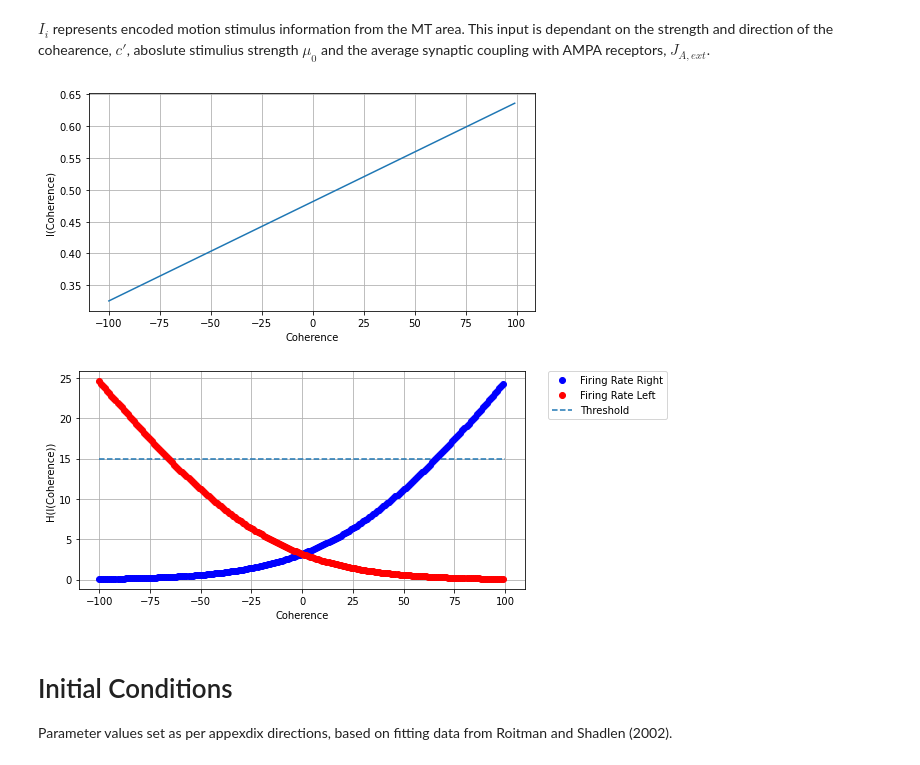
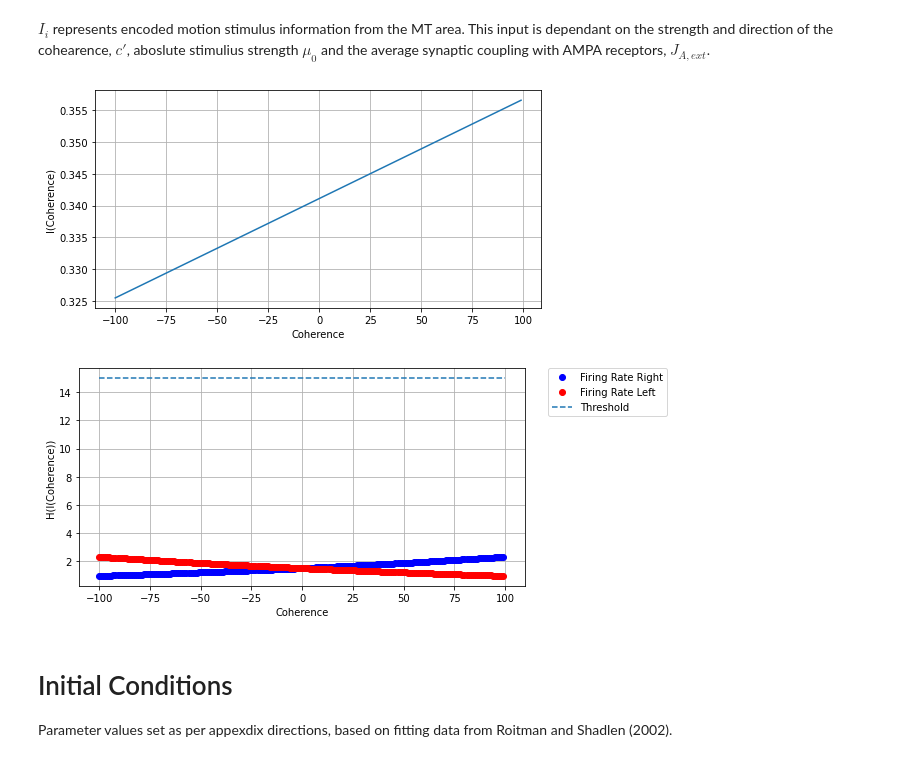
Before and after one commit to john-s-butler-dit/Decision-Making-Models, a Jupyter notebook: 2.1WongWang2006 Reduced Two Variable Model without AMPA - A Network Mechanism.ipynb, the cells around one changed output. Cells and saved outputs as stored; diff of their text form; code cells hidden in the pictures.

```diff
--- a/2.1WongWang2006 Reduced Two Variable Model without AMPA - A Network Mechanism.ipynb
+++ b/2.1WongWang2006 Reduced Two Variable Model without AMPA - A Network Mechanism.ipynb
@@ -47,7 +47,7 @@ $$ a=207 (VnC)^{-1}; \:\:  b=108Hz; \:\:d=0.154s$$
 In Wang (2006), $r_i$, the firing rate, is a self-consisting nonlinear function. Rather than approximating the values itterivly in a costly computational mannor, $H_i$ is introduced as a simplification of the firing rate equation. This input-output function can be solved for any $x_i$ as defined in the neural circuit equation. Parameter values for $a$, $b$ and $d$ are chosen to fit the numerical solutions.
 # %%
 def H(x):
-    a=207
+    a=270
     b=108
     d=0.154
     f=(a*x-b)/(1-np.exp(-d*(a*x-b)))
@@ -133,35 +133,35 @@ $$ c' $$ Coherence
 $I_i$ represents encoded motion stimulus information from the MT area. This input is dependant on the strength and direction of the cohearence, $c'$, aboslute stimulius strength $\mu_0$ and the average synaptic coupling with AMPA receptors, $J_{A,ext}$.
 # %%
 def I_input_1(c_dash):
-    J_A_ext=5.2/1000# nA/Hz
+    J_A_ext=5.2/10000# nA/Hz
     mu_0=30 # Hz
     f=1.0
     p=0
     I_motion=J_A_ext*mu_0*(1+f*(c_dash+p)/100)
     return I_motion
 
 All_coh=np.arange(-100,100,1)
 fig = plt.figure(figsize=(8,4))
 plt.plot(All_coh,I_input_1(All_coh)+0.3255)
 plt.grid()
 plt.xlabel('Coherence')
 plt.ylabel('I(Coherence)')
 #plt.legend(bbox_to_anchor=(1.05, 1), loc=2, borderaxespad=0.)
 plt.show()
 fig = plt.figure(figsize=(8,4))
 plt.plot(All_coh,H(I_input_1(All_coh)+0.3255),'ob',label='Firing Rate Right')
 plt.plot(All_coh,H(I_input_1(-All_coh)+0.3255),'or',label='Firing Rate Left')
 plt.hlines(15,-100,100,linestyles='dashed',label='Threshold')
 
 
 plt.grid()
 plt.xlabel('Coherence')
 plt.ylabel('H(I(Coherence))')
 plt.legend(bbox_to_anchor=(1.05, 1), loc=2, borderaxespad=0.)
 plt.show()
 # %% [output]
-[figure, old version]
+[figure, new version]
-[figure, old version]
+[figure, new version]
 # %% [markdown]
 # Initial Conditions
 Parameter values set as per appexdix directions, based on fitting data from Roitman and Shadlen (2002).
```
Also changed, not shown: parts of 5 cells of this notebook, 9 other files.
